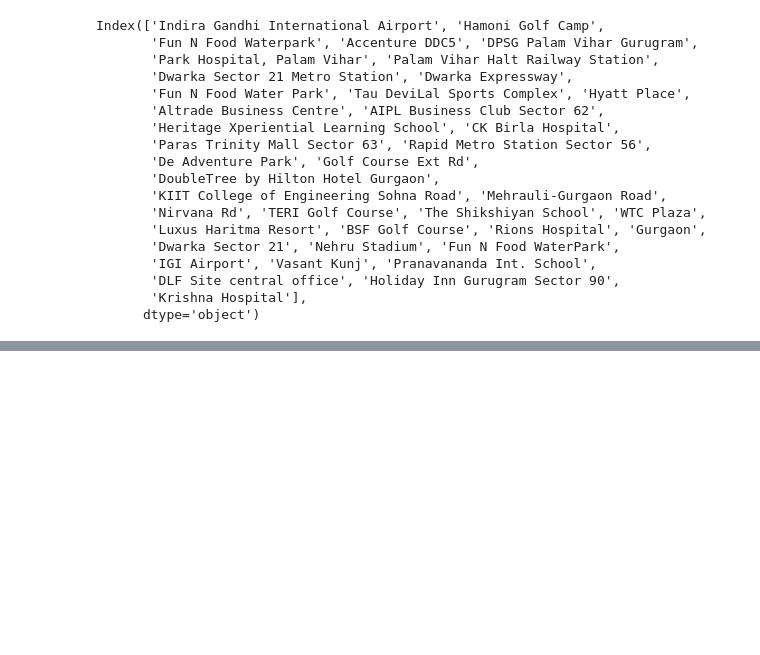
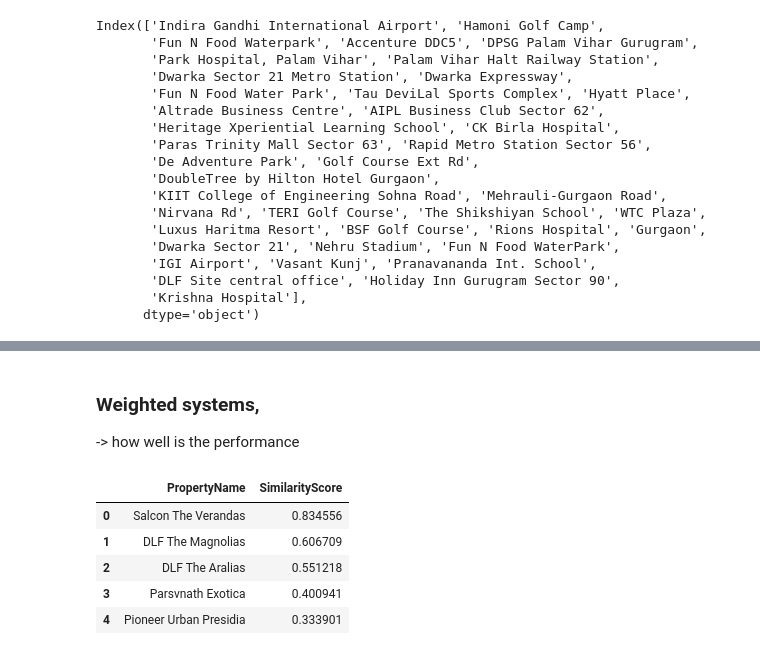
Before and after one commit to garvit1408/NestWise-, a Jupyter notebook: Python Scripts website Related/recommender-system.ipynb, the cells around one changed output, grey strips where cells are left out. Cells and saved outputs as stored; diff of their text form; code cells hidden in the pictures; blank space fills up the shorter version.

```diff
--- a/Python Scripts website Related/recommender-system.ipynb
+++ b/Python Scripts website Related/recommender-system.ipynb
@@ -430,0 +432,12 @@ recommend_properties_with_scores('Ireo Victory Valley')
+# %% [markdown]
+### Weighted systems,
+-> how well is the performance
+# %%
+recommend_properties_with_scores('DLF The Camellias')
+# %% [output]
+|  | PropertyName | SimilarityScore |
+| 0 | Salcon The Verandas | 0.834556 |
+| 1 | DLF The Magnolias | 0.606709 |
+| 2 | DLF The Aralias | 0.551218 |
+| 3 | Parsvnath Exotica | 0.400941 |
+| 4 | Pioneer Urban Presidia | 0.333901 |
```
Also changed, not shown: parts of 6 cells of this notebook, 5 other files.
